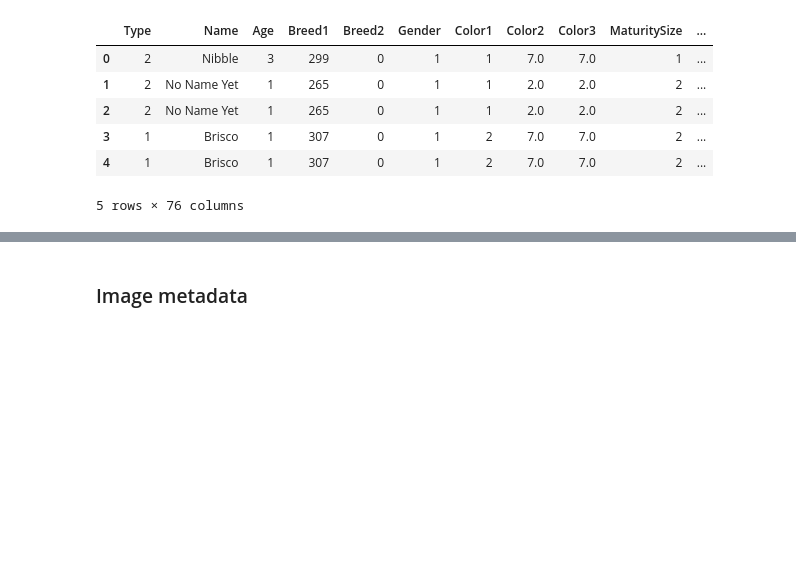
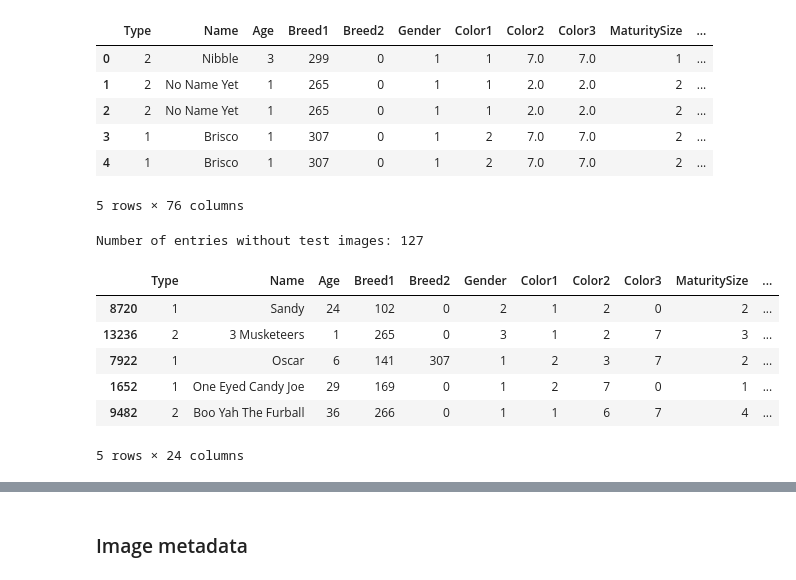
Before and after one commit to manuelfreude/kagglepetfinder, a Jupyter notebook: petfinder.ipynb, the cells around one changed output, grey strips where cells are left out. Cells and saved outputs as stored; diff of their text form; code cells hidden in the pictures; blank space fills up the shorter version.

```diff
--- a/petfinder.ipynb
+++ b/petfinder.ipynb
@@ -1118,3 +1117,27 @@ train_img.head()
 | 3 | 1 | Brisco | 1 | 307 | 0 | 1 | 2 | 7.0 | 7.0 | 2 | ... |
 | 4 | 1 | Brisco | 1 | 307 | 0 | 1 | 2 | 7.0 | 7.0 | 2 | ... |
 5 rows × 76 columns
+# %%
+# Creating test target variable
+# Source: https://www.kaggle.com/gaborvecsei/adoption-speed-from-images
+
+image_paths_test = list(Path("test_images/").glob("*.jpg"))
+image_ids_test = [x.stem.split("-")[0] for x in image_paths_test]
+test_img = test.merge(pd.DataFrame({"PetID":image_ids_test, "ImagePath":image_paths_test}), on="PetID", how="outer")
+has_images_mask_test = ~test_img["ImagePath"].isnull()
+
+print("Number of entries without test images: {0}".format((~has_images_mask_test).sum()))
+
+test_img = test_img.dropna(subset=["ImagePath"])
+# %% [output]
+Number of entries without test images: 127
+# %%
+test_img.head()
+# %% [output]
+|  | Type | Name | Age | Breed1 | Breed2 | Gender | Color1 | Color2 | Color3 | MaturitySize | ... |
+| 8720 | 1 | Sandy | 24 | 102 | 0 | 2 | 1 | 2 | 0 | 2 | ... |
+| 13236 | 2 | 3 Musketeers | 1 | 265 | 0 | 3 | 1 | 2 | 7 | 3 | ... |
+| 7922 | 1 | Oscar | 6 | 141 | 307 | 1 | 2 | 3 | 7 | 2 | ... |
+| 1652 | 1 | One Eyed Candy Joe | 29 | 169 | 0 | 1 | 2 | 7 | 0 | 1 | ... |
+| 9482 | 2 | Boo Yah The Furball | 36 | 266 | 0 | 1 | 1 | 6 | 7 | 4 | ... |
+5 rows × 24 columns
```
Also changed, not shown: parts of 35 cells of this notebook.
